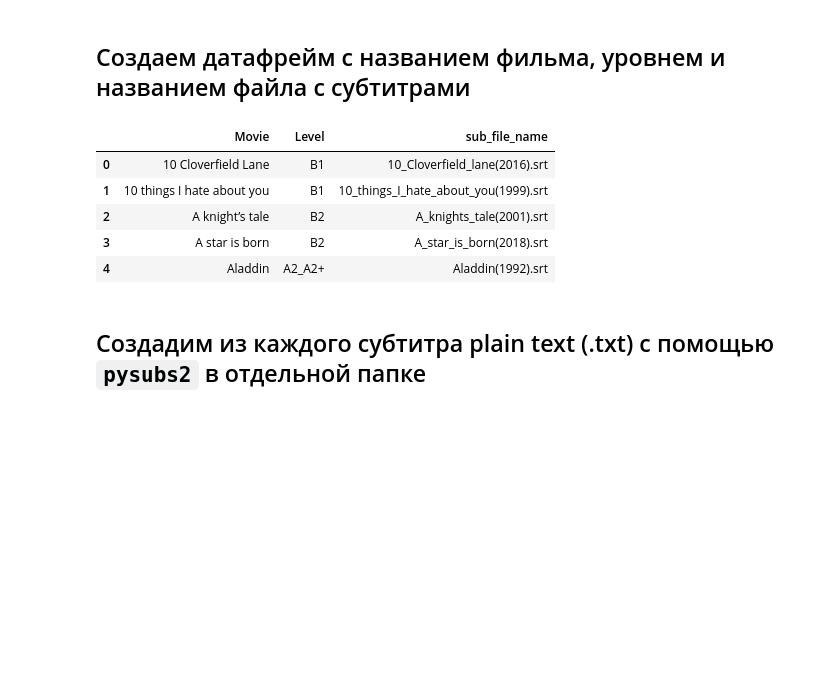
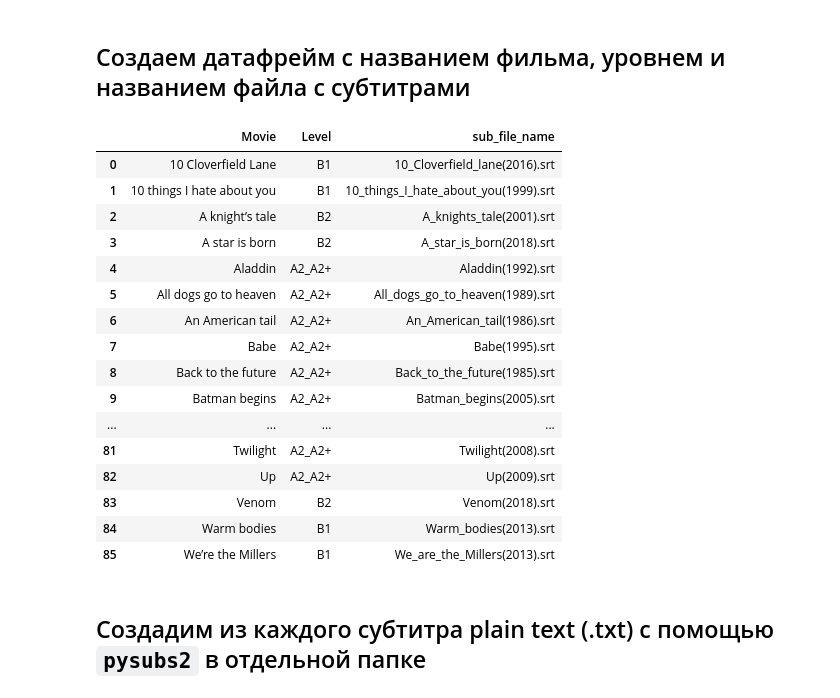
Before and after one commit to snakerzr/predict_english_level_with_movie_subs, a Jupyter notebook: notebook.ipynb, the cells around one changed output. Cells and saved outputs as stored; diff of their text form; code cells hidden in the pictures; blank space fills up the shorter version.

```diff
--- a/notebook.ipynb
+++ b/notebook.ipynb
@@ -64,14 +64,31 @@ def add_subs_file_names(df,path_to_raw_subs):
     return df
 
 labels = add_subs_file_names(labels,'data/Subtitles_raw/')
-# labels.head()
+labels = labels.drop(index=[39,61]) # Удаляем сериалы
+labels.loc[labels['Movie'] == 'Harry Potter (1)', 'sub_file_name'] = 'Harry_Potter_and_the_philosophers_stone(2001).srt'
+labels = labels.reset_index(drop=True)
-# %% [output]
-|  | Movie | Level | sub_file_name |
-| 0 | 10 Cloverfield Lane | B1 | 10_Cloverfield_lane(2016).srt |
-| 1 | 10 things I hate about you | B1 | 10_things_I_hate_about_you(1999).srt |
-| 2 | A knight’s tale | B2 | A_knights_tale(2001).srt |
-| 3 | A star is born | B2 | A_star_is_born(2018).srt |
-| 4 | Aladdin | A2_A2+ | Aladdin(1992).srt |
+# %%
+
+with pd.option_context("display.max_rows", 300):
+    display(labels)
+# %% [output]
+|  | Movie | Level | sub_file_name |
+| 0 | 10 Cloverfield Lane | B1 | 10_Cloverfield_lane(2016).srt |
+| 1 | 10 things I hate about you | B1 | 10_things_I_hate_about_you(1999).srt |
+| 2 | A knight’s tale | B2 | A_knights_tale(2001).srt |
+| 3 | A star is born | B2 | A_star_is_born(2018).srt |
+| 4 | Aladdin | A2_A2+ | Aladdin(1992).srt |
+| 5 | All dogs go to heaven | A2_A2+ | All_dogs_go_to_heaven(1989).srt |
+| 6 | An American tail | A2_A2+ | An_American_tail(1986).srt |
+| 7 | Babe | A2_A2+ | Babe(1995).srt |
+| 8 | Back to the future | A2_A2+ | Back_to_the_future(1985).srt |
+| 9 | Batman begins | A2_A2+ | Batman_begins(2005).srt |
+| ... | ... | ... | ... |
+| 81 | Twilight | A2_A2+ | Twilight(2008).srt |
+| 82 | Up | A2_A2+ | Up(2009).srt |
+| 83 | Venom | B2 | Venom(2018).srt |
+| 84 | Warm bodies | B1 | Warm_bodies(2013).srt |
+| 85 | We’re the Millers | B1 | We_are_the_Millers(2013).srt |
 # %% [markdown]
 ## Создадим из каждого субтитра plain text (.txt) с помощью `pysubs2` в отдельной папке
 # %% [markdown]
```
Also changed, not shown: parts of 4 cells of this notebook.
